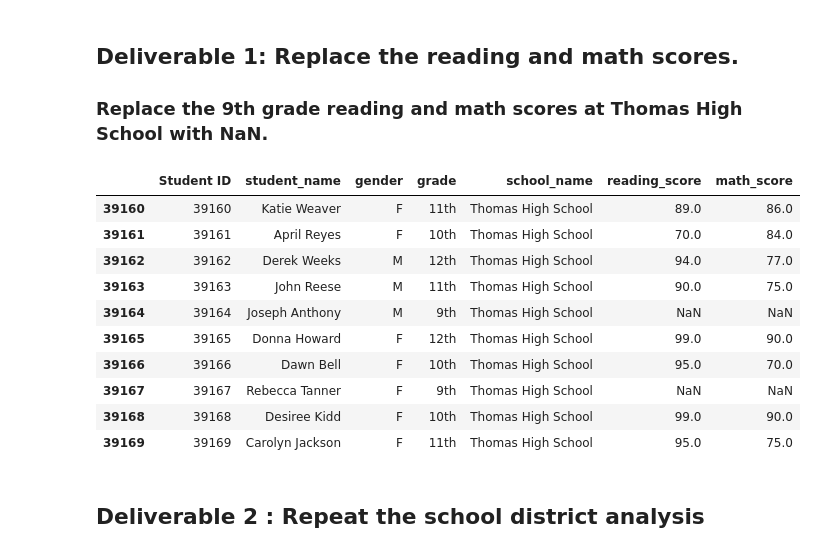
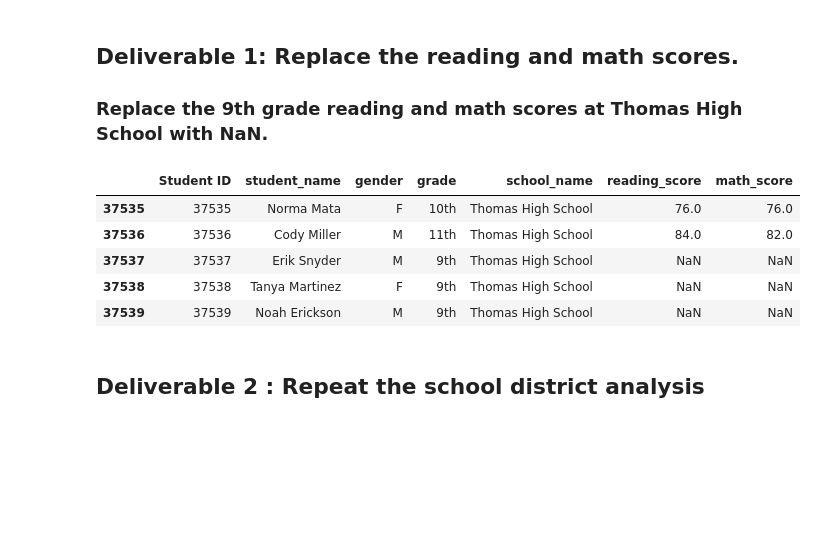
Before and after one commit to Itgotworse26/Academic_Performance_Analysis, a Jupyter notebook: PyCitySchools_Challenge.ipynb, the cells around one changed output. Saved outputs shown, nothing was run; the diff lists cells and outputs as text; code cells hidden in the pictures; blank space fills up the shorter version.

```diff
--- a/PyCitySchools_Challenge.ipynb
+++ b/PyCitySchools_Challenge.ipynb
@@ -51,19 +51,14 @@ student_data_df.loc[(student_data_df["school_name"] == "Thomas High School")
                    & (student_data_df["grade"] == "9th") & (student_data_df["math_score"] >0),"math_score" ] = np.nan
 # %%
 #  Step 4. Check the student data for NaN's.
-student_data_df.tail(10)
+student_data_df.loc[student_data_df['school_name'] == 'Thomas High School'].head()
 # %% [output]
 |  | Student ID | student_name | gender | grade | school_name | reading_score | math_score |
-| 39160 | 39160 | Katie Weaver | F | 11th | Thomas High School | 89.0 | 86.0 |
-| 39161 | 39161 | April Reyes | F | 10th | Thomas High School | 70.0 | 84.0 |
-| 39162 | 39162 | Derek Weeks | M | 12th | Thomas High School | 94.0 | 77.0 |
-| 39163 | 39163 | John Reese | M | 11th | Thomas High School | 90.0 | 75.0 |
-| 39164 | 39164 | Joseph Anthony | M | 9th | Thomas High School | NaN | NaN |
-| 39165 | 39165 | Donna Howard | F | 12th | Thomas High School | 99.0 | 90.0 |
-| 39166 | 39166 | Dawn Bell | F | 10th | Thomas High School | 95.0 | 70.0 |
-| 39167 | 39167 | Rebecca Tanner | F | 9th | Thomas High School | NaN | NaN |
-| 39168 | 39168 | Desiree Kidd | F | 10th | Thomas High School | 99.0 | 90.0 |
-| 39169 | 39169 | Carolyn Jackson | F | 11th | Thomas High School | 95.0 | 75.0 |
+| 37535 | 37535 | Norma Mata | F | 10th | Thomas High School | 76.0 | 76.0 |
+| 37536 | 37536 | Cody Miller | M | 11th | Thomas High School | 84.0 | 82.0 |
+| 37537 | 37537 | Erik Snyder | M | 9th | Thomas High School | NaN | NaN |
+| 37538 | 37538 | Tanya Martinez | F | 9th | Thomas High School | NaN | NaN |
+| 37539 | 37539 | Noah Erickson | M | 9th | Thomas High School | NaN | NaN |
 # %% [markdown]
 ## Deliverable 2 : Repeat the school district analysis
 # %% [markdown]
```
Also changed, not shown: parts of 5 cells of this notebook, 11 other files.
